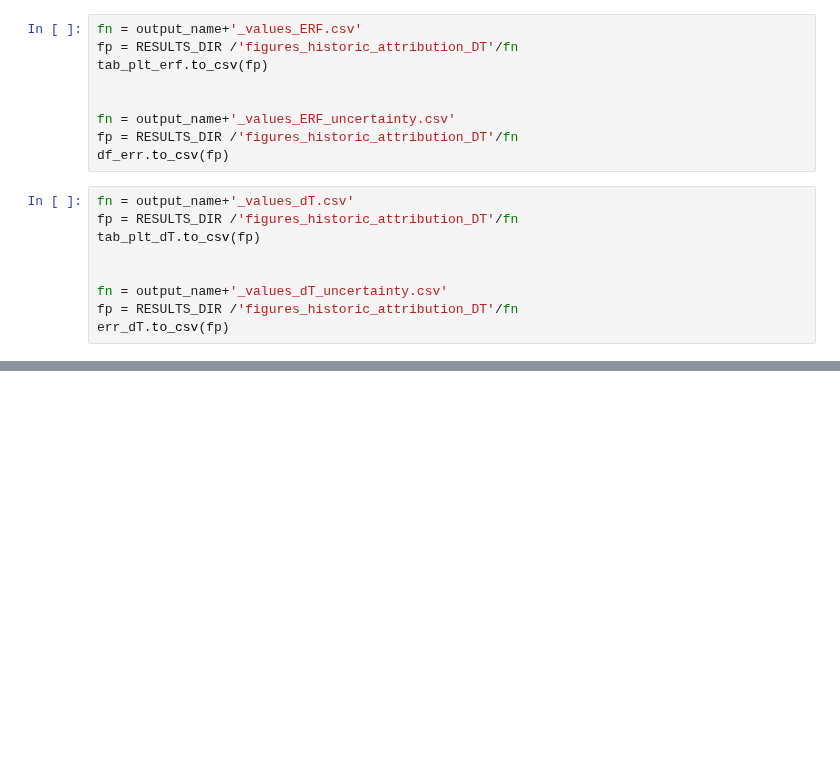
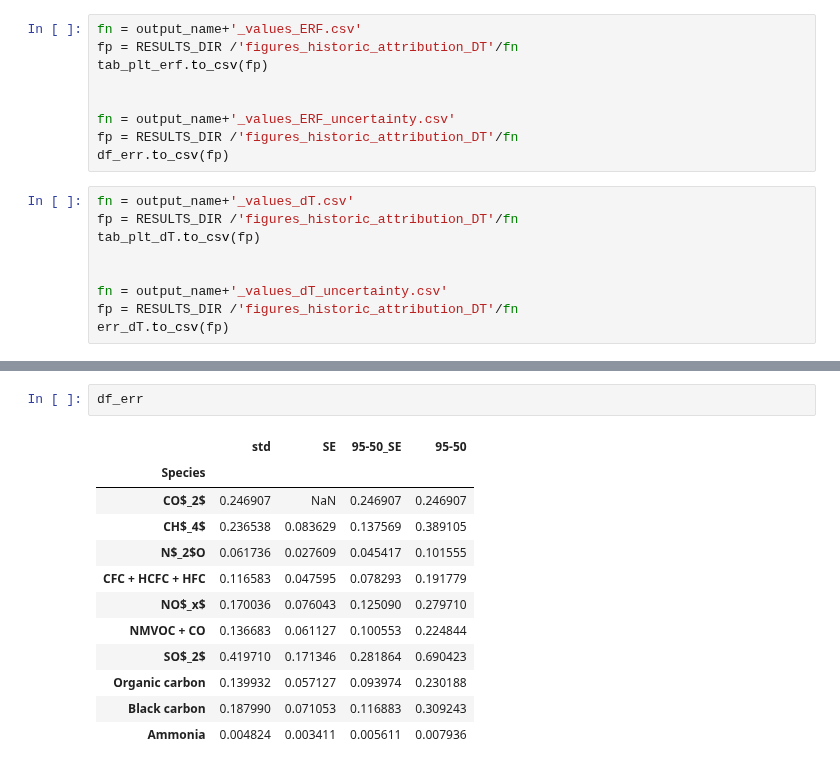
Before and after one commit to sarambl/AR6_CH6_RCMIPFIGS, a Jupyter notebook: ar6_ch6_rcmipfigs/notebooks/GSAT_change_hist_attribution/04_02_plot.ipynb, the cells around one changed output, grey strips where cells are left out. Drawn from its saved outputs; the diff is of its cells as text; blank space fills up the shorter version.

```diff
--- a/ar6_ch6_rcmipfigs/notebooks/GSAT_change_hist_attribution/04_02_plot.ipynb
+++ b/ar6_ch6_rcmipfigs/notebooks/GSAT_change_hist_attribution/04_02_plot.ipynb
@@ -723,0 +726,15 @@ err_dT.to_csv(fp)
+# %%
+df_err
+# %% [output]
+|  | std | SE | 95-50_SE | 95-50 |
+| Species |  |  |  |  |
+| CO$_2$ | 0.246907 | NaN | 0.246907 | 0.246907 |
+| CH$_4$ | 0.236538 | 0.083629 | 0.137569 | 0.389105 |
+| N$_2$O | 0.061736 | 0.027609 | 0.045417 | 0.101555 |
+| CFC + HCFC + HFC | 0.116583 | 0.047595 | 0.078293 | 0.191779 |
+| NO$_x$ | 0.170036 | 0.076043 | 0.125090 | 0.279710 |
+| NMVOC + CO | 0.136683 | 0.061127 | 0.100553 | 0.224844 |
+| SO$_2$ | 0.419710 | 0.171346 | 0.281864 | 0.690423 |
+| Organic carbon | 0.139932 | 0.057127 | 0.093974 | 0.230188 |
+| Black carbon | 0.187990 | 0.071053 | 0.116883 | 0.309243 |
+| Ammonia | 0.004824 | 0.003411 | 0.005611 | 0.007936 |
```
Also changed, not shown: parts of 6 cells of this notebook, 3 other files.
